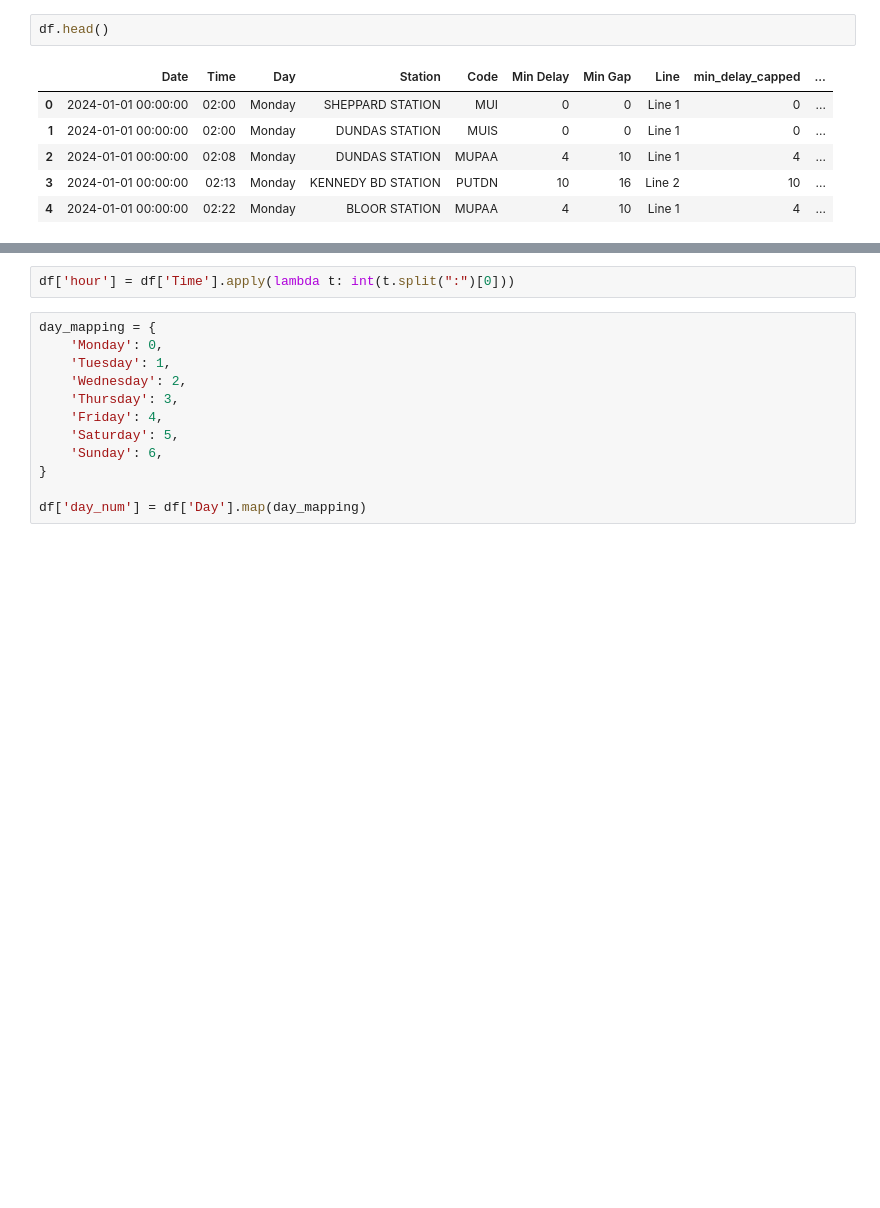
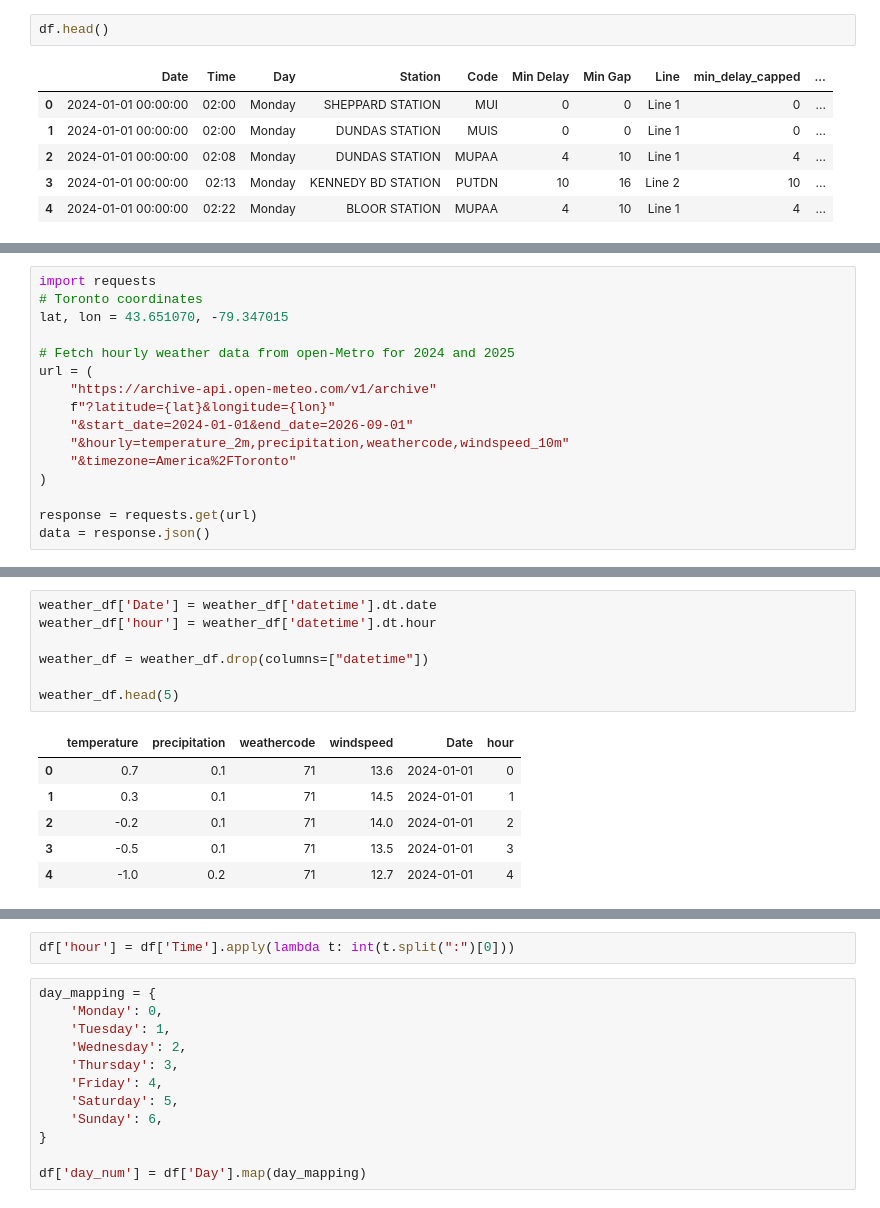
Before and after one commit to yusef-mcc/ttc-project, a Jupyter notebook: ttc-eda.ipynb, the cells around one changed output, grey strips where cells are left out. Drawn from its saved outputs; the diff is of its cells as text; blank space fills up the shorter version.

```diff
--- a/ttc-eda.ipynb
+++ b/ttc-eda.ipynb
@@ -209,0 +213,16 @@ df.head()
+# %%
+import requests
+# Toronto coordinates
+lat, lon = 43.651070, -79.347015
+
+# Fetch hourly weather data from open-Metro for 2024 and 2025
+url = (
+    "https://archive-api.open-meteo.com/v1/archive"
+    f"?latitude={lat}&longitude={lon}"
+    "&start_date=2024-01-01&end_date=2026-09-01"
+    "&hourly=temperature_2m,precipitation,weathercode,windspeed_10m"
+    "&timezone=America%2FToronto"
+)
+
+response = requests.get(url)
+data = response.json()
@@ -209,0 +260,14 @@ df.head()
+# %%
+weather_df['Date'] = weather_df['datetime'].dt.date
+weather_df['hour'] = weather_df['datetime'].dt.hour
+
+weather_df = weather_df.drop(columns=["datetime"])
+
+weather_df.head(5)
+# %% [output]
+|  | temperature | precipitation | weathercode | windspeed | Date | hour |
+| 0 | 0.7 | 0.1 | 71 | 13.6 | 2024-01-01 | 0 |
+| 1 | 0.3 | 0.1 | 71 | 14.5 | 2024-01-01 | 1 |
+| 2 | -0.2 | 0.1 | 71 | 14.0 | 2024-01-01 | 2 |
+| 3 | -0.5 | 0.1 | 71 | 13.5 | 2024-01-01 | 3 |
+| 4 | -1.0 | 0.2 | 71 | 12.7 | 2024-01-01 | 4 |
```
Also changed, not shown: parts of 15 cells of this notebook, 2 other files.
